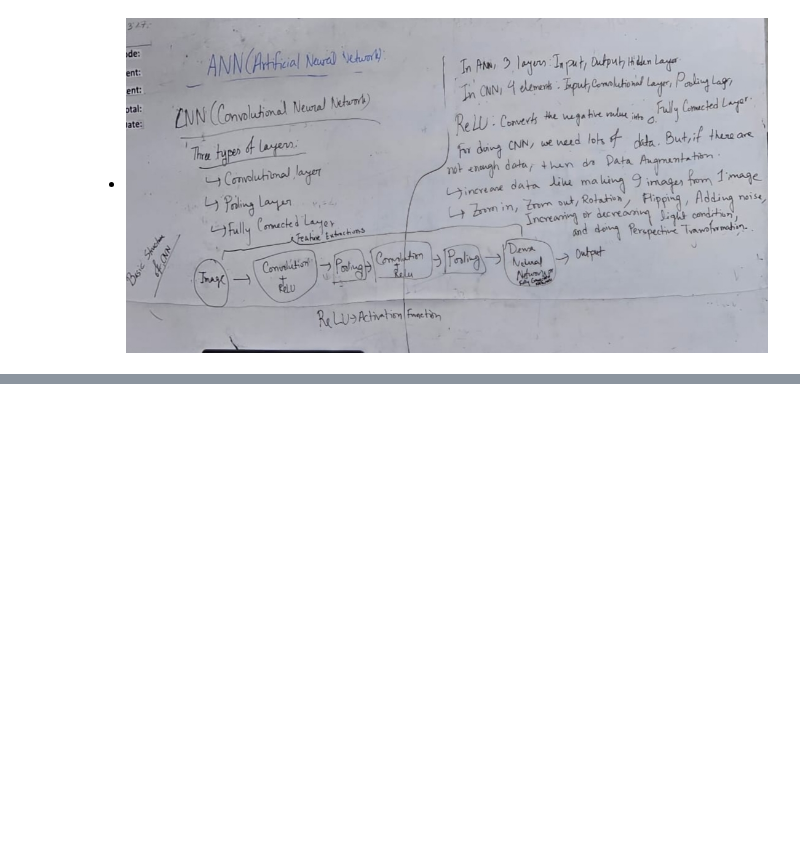
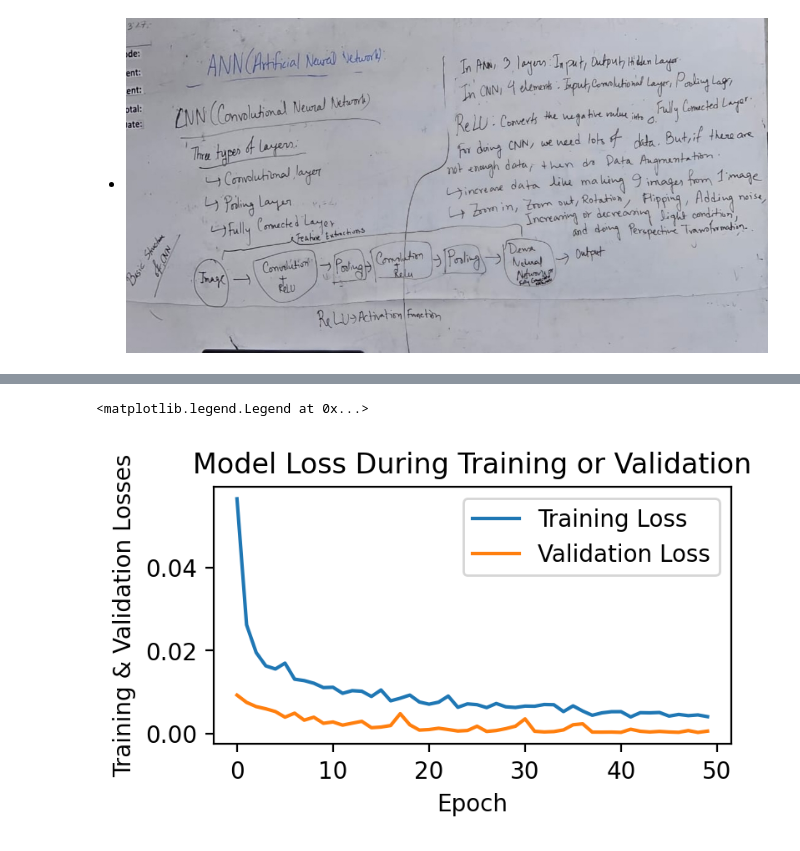
Before and after one commit to shakil1819/CSE442-Machine-Learning-Sessional, a Jupyter notebook: Week 8 - CNN ANN/Car_Purchase.ipynb, the cells around one changed output, grey strips where cells are left out. Saved outputs shown, nothing was run; the diff lists cells and outputs as text; code cells hidden in the pictures; blank space fills up the shorter version.

```diff
--- a/Week 8 - CNN ANN/Car_Purchase.ipynb
+++ b/Week 8 - CNN ANN/Car_Purchase.ipynb
@@ -56,0 +85,6 @@ while True:pass
+# %%
+from sklearn.preprocessing import MinMaxScaler
+MMS = MinMaxScaler()
+X_scaled = MMS.fit_transform(X)
+Y_scaled = MMS.fit_transform(y.values.reshape(-1,1))
+X_scaled.shape
@@ -56,0 +93,4 @@ while True:pass
+# %%
+from sklearn.model_selection import train_test_split
+X_train,X_test,y_train,y_test = train_test_split(X_scaled,Y_scaled,test_size=0.25,random_state=101)
+X_train.shape
@@ -56,0 +99,16 @@ while True:pass
+# %%
+from tensorflow import keras
+from tensorflow.keras import layers
+from tensorflow.keras import callbacks
+model = keras.Sequential([
+    layers.Dense(50, activation='relu', input_shape=[4]),
+    layers.Dense(25, activation='relu'),
+    layers.Dropout(0.3),
+    layers.Dense(1,activation='linear')
+])
+model.compile(
+    optimizer='adam',
+    loss='mean_squared_error',
+)
+# %%
+history = model.fit(X_train, y_train, batch_size=16,validation_split=0.2,epochs=50)
@@ -56,0 +133,12 @@ while True:pass
+# %%
+plt.figure(figsize=(4,2),dpi=200)
+plt.plot(history.history["loss"])
+plt.plot(history.history["val_loss"])
+
+plt.title('Model Loss During Training or Validation')
+plt.ylabel('Training & Validation Losses')
+plt.xlabel('Epoch')
+plt.legend(['Training Loss', 'Validation Loss'])
+# %% [output]
+<matplotlib.legend.Legend at 0x...>
+[figure, added]
```
Also changed, not shown: parts of 13 cells of this notebook.
